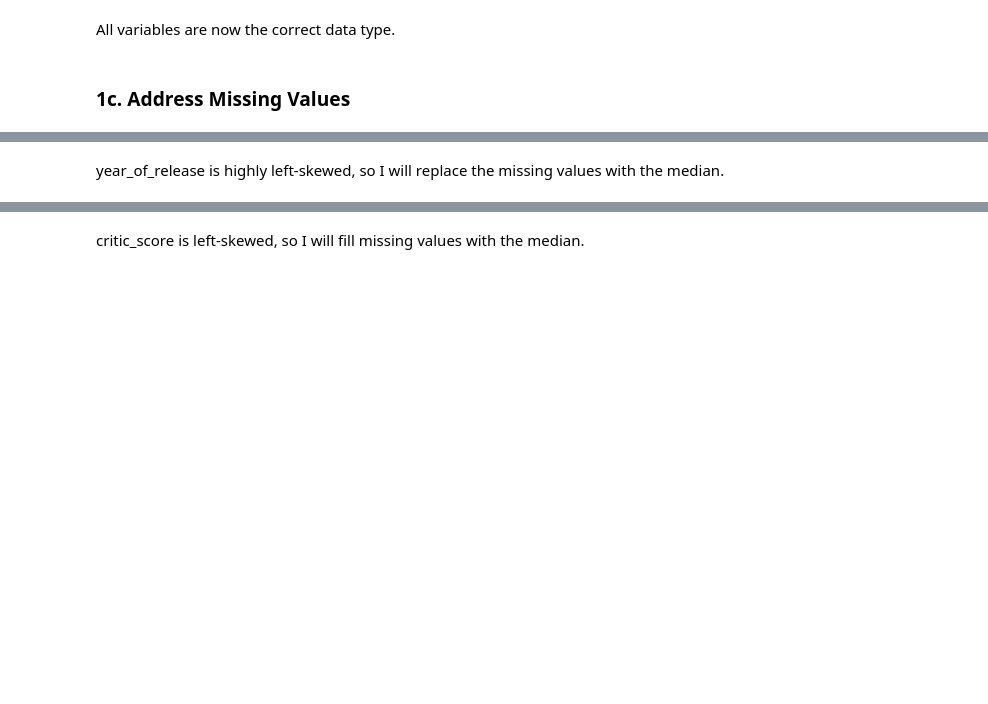
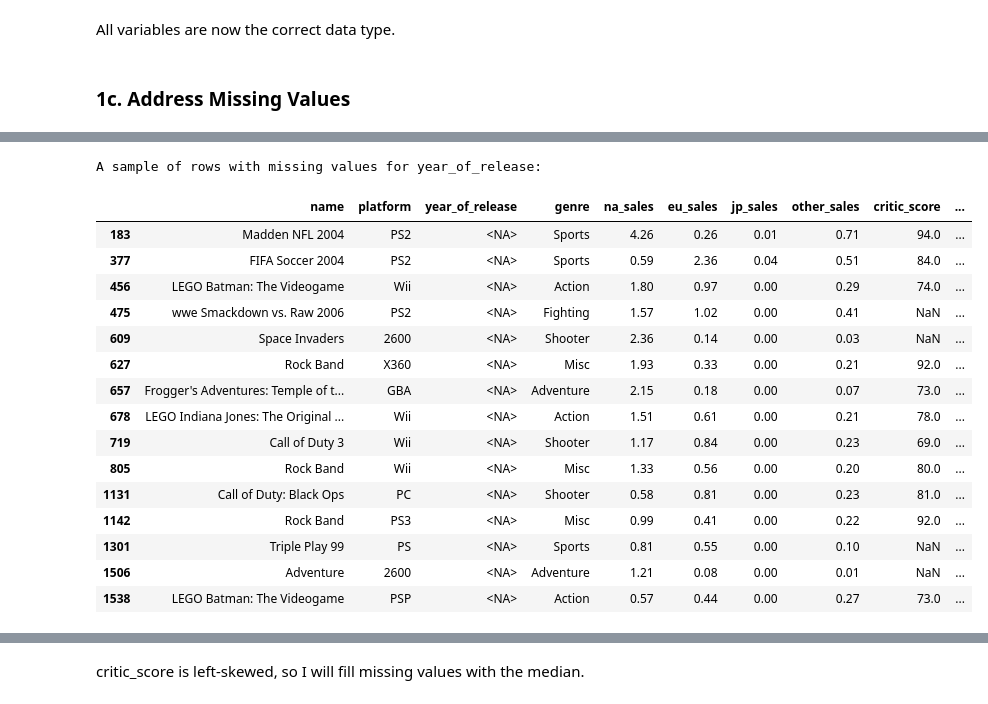
Before and after one commit to kellyshreeve/Forecasting-Global-Video-Game-Preference, a Jupyter notebook: Data Analysis.ipynb, the cells around one changed output, grey strips where cells are left out. Saved outputs shown, nothing was run; the diff lists cells and outputs as text; code cells hidden in the pictures; blank space fills up the shorter version.

```diff
--- a/Data Analysis.ipynb
+++ b/Data Analysis.ipynb
@@ -236,2 +241,0 @@ yor_hist.show()
-# %% [markdown]
-year_of_release is highly left-skewed, so I will replace the missing values with the median.
@@ -240,0 +242,22 @@ vg['year_of_release'] = vg['year_of_release'].fillna(vg['year_of_release'].media
+# %%
+# Display missing values for year_of_release
+print('A sample of rows with missing values for year_of_release:')
+display(vg[vg['year_of_release'].isna()].head(15))
+# %% [output]
+A sample of rows with missing values for year_of_release:
+|  | name | platform | year_of_release | genre | na_sales | eu_sales | jp_sales | other_sales | critic_score | ... |
+| 183 | Madden NFL 2004 | PS2 | <NA> | Sports | 4.26 | 0.26 | 0.01 | 0.71 | 94.0 | ... |
+| 377 | FIFA Soccer 2004 | PS2 | <NA> | Sports | 0.59 | 2.36 | 0.04 | 0.51 | 84.0 | ... |
+| 456 | LEGO Batman: The Videogame | Wii | <NA> | Action | 1.80 | 0.97 | 0.00 | 0.29 | 74.0 | ... |
+| 475 | wwe Smackdown vs. Raw 2006 | PS2 | <NA> | Fighting | 1.57 | 1.02 | 0.00 | 0.41 | NaN | ... |
+| 609 | Space Invaders | 2600 | <NA> | Shooter | 2.36 | 0.14 | 0.00 | 0.03 | NaN | ... |
+| 627 | Rock Band | X360 | <NA> | Misc | 1.93 | 0.33 | 0.00 | 0.21 | 92.0 | ... |
+| 657 | Frogger's Adventures: Temple of t... | GBA | <NA> | Adventure | 2.15 | 0.18 | 0.00 | 0.07 | 73.0 | ... |
+| 678 | LEGO Indiana Jones: The Original ... | Wii | <NA> | Action | 1.51 | 0.61 | 0.00 | 0.21 | 78.0 | ... |
+| 719 | Call of Duty 3 | Wii | <NA> | Shooter | 1.17 | 0.84 | 0.00 | 0.23 | 69.0 | ... |
+| 805 | Rock Band | Wii | <NA> | Misc | 1.33 | 0.56 | 0.00 | 0.20 | 80.0 | ... |
+| 1131 | Call of Duty: Black Ops | PC | <NA> | Shooter | 0.58 | 0.81 | 0.00 | 0.23 | 81.0 | ... |
+| 1142 | Rock Band | PS3 | <NA> | Misc | 0.99 | 0.41 | 0.00 | 0.22 | 92.0 | ... |
+| 1301 | Triple Play 99 | PS | <NA> | Sports | 0.81 | 0.55 | 0.00 | 0.10 | NaN | ... |
+| 1506 | Adventure | 2600 | <NA> | Adventure | 1.21 | 0.08 | 0.00 | 0.01 | NaN | ... |
+| 1538 | LEGO Batman: The Videogame | PSP | <NA> | Action | 0.57 | 0.44 | 0.00 | 0.27 | 73.0 | ... |
```
Also changed, not shown: parts of 18 cells of this notebook.
